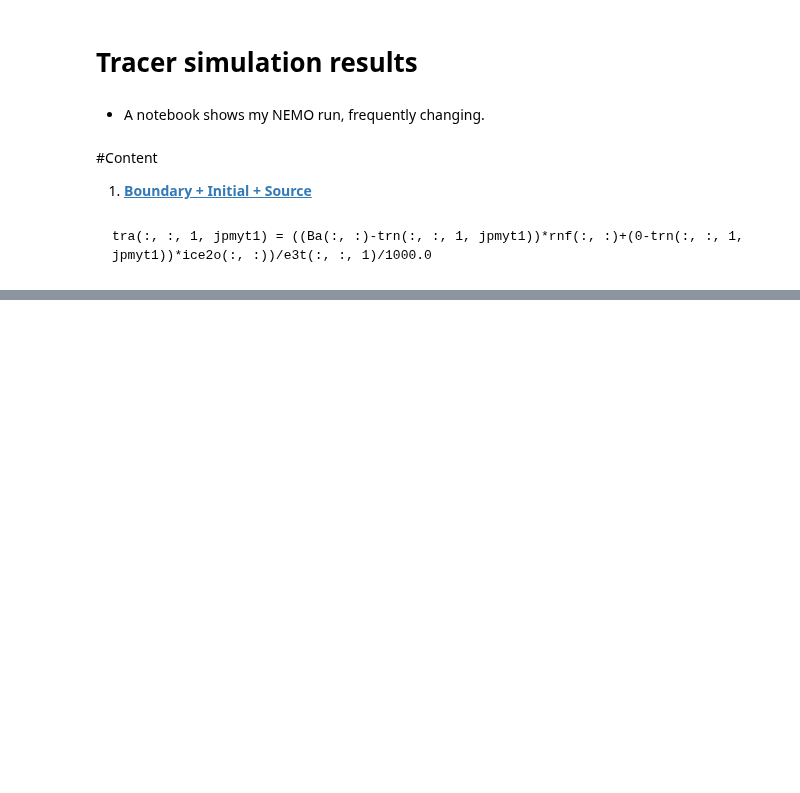
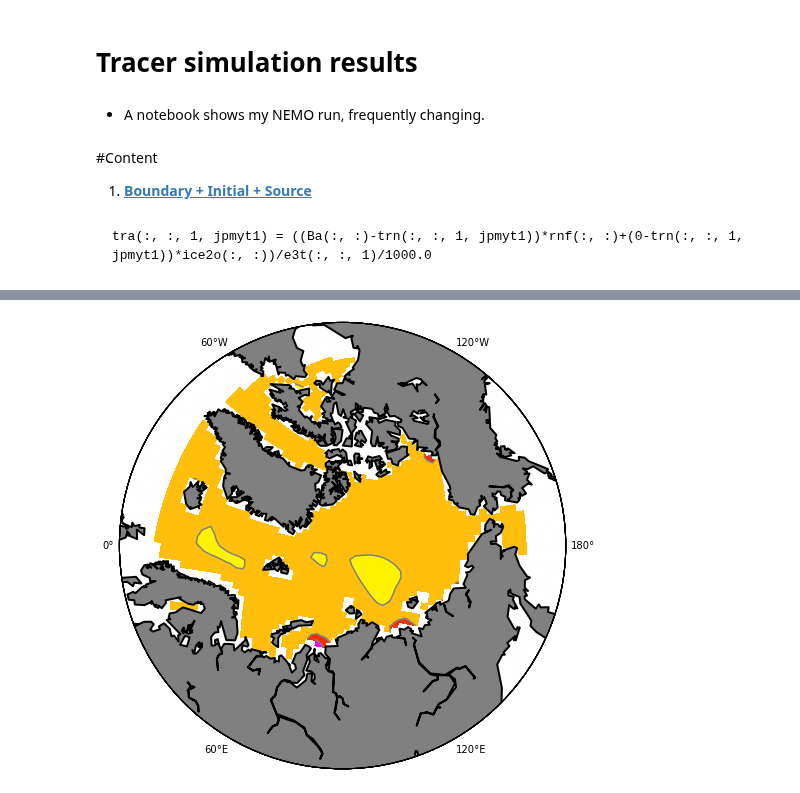
Before and after one commit to UBC-MOAD/analysis-kyle, a Jupyter notebook: notebooks/[Barium] 07 Tracer simulation results.ipynb, the cells around one changed output, grey strips where cells are left out. Cells and saved outputs as stored; diff of their text form; code cells hidden in the pictures; blank space fills up the shorter version.

```diff
--- a/notebooks/[Barium] 07 Tracer simulation results.ipynb
+++ b/notebooks/[Barium] 07 Tracer simulation results.ipynb
@@ -75,2 +109,8 @@ CBar.set_ticks(lev)
+# %%
+lev = [15, 20, 25, 30, 35, 40, 45, 50, 55, 60, 65, 70, 75]
+fig = plt.figure(figsize=(8, 8)); ax = fig.gca()
+CS = plot_Ba(nav_lon, nav_lat, Ba_masked, lev, ax)
+# %% [output]
+[figure, added]
 # %%
 BC = Ba[:, 0, 122, 55]
```
Also changed, not shown: parts of 7 cells of this notebook.
